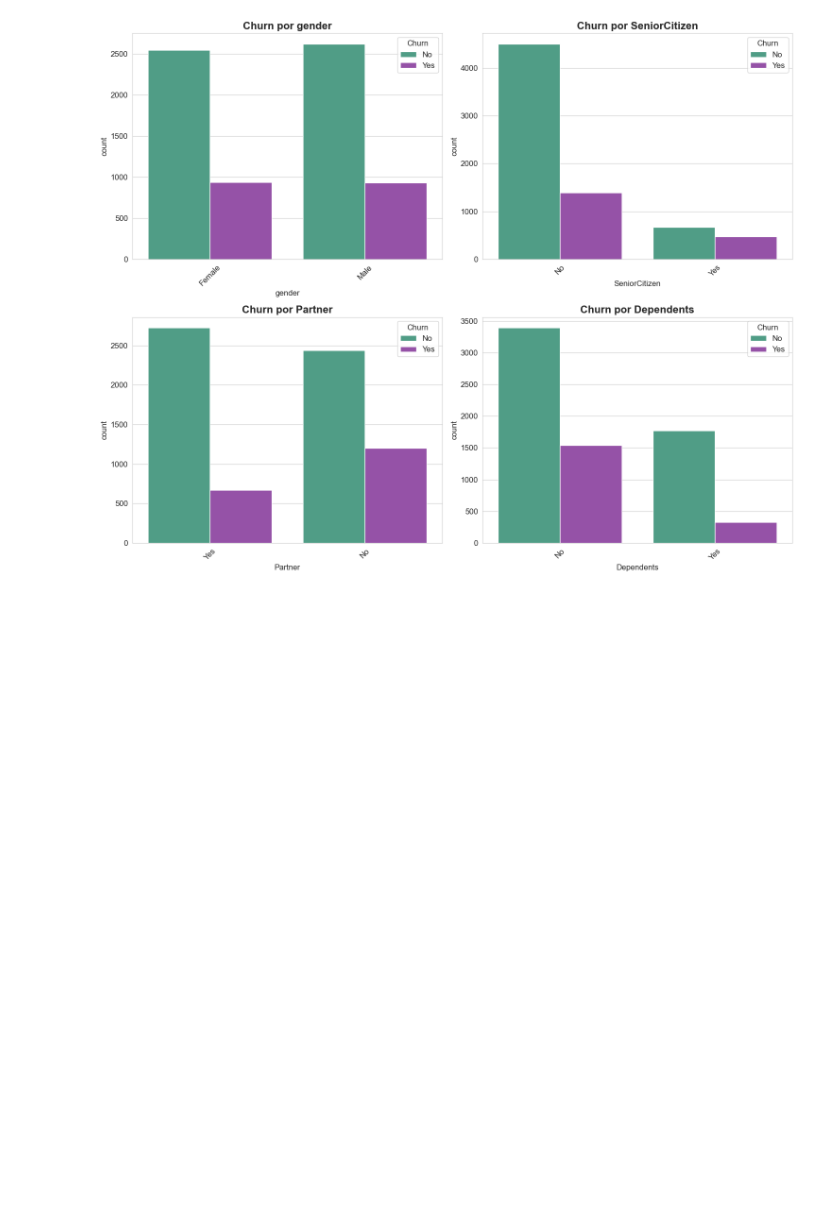
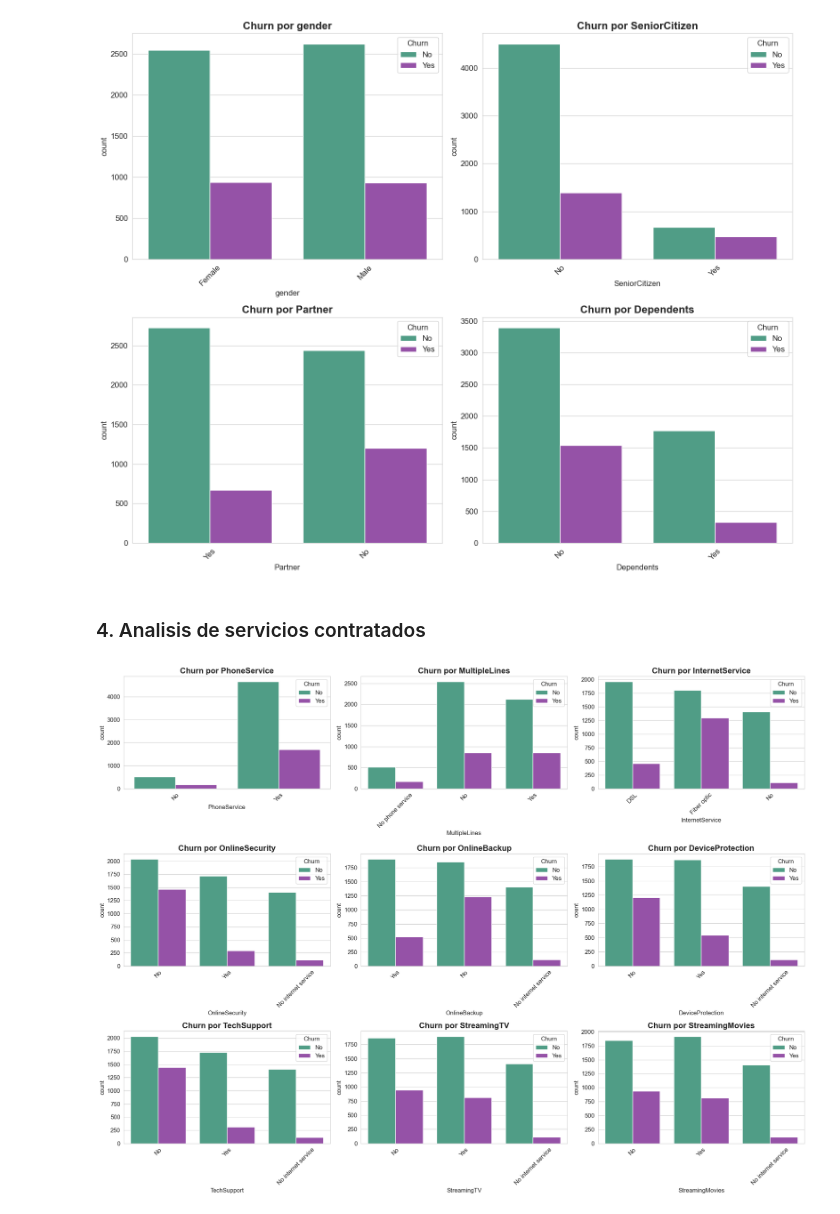
Before and after one commit to AmeliaYPerez/portfolio, a Jupyter notebook: Projects/Data-Analysis/chrun-analysis/churn_analysis.ipynb, the cells around one changed output. Drawn from its saved outputs; the diff is of its cells as text; code cells hidden in the pictures; blank space fills up the shorter version.

```diff
--- a/Projects/Data-Analysis/chrun-analysis/churn_analysis.ipynb
+++ b/Projects/Data-Analysis/chrun-analysis/churn_analysis.ipynb
@@ -195,3 +195,22 @@ plt.tight_layout()
 plt.show()
 # %% [output]
 [figure]
+# %% [markdown]
+### 4. Analisis de servicios contratados
+# %%
+service_cols = ['PhoneService', 'MultipleLines', 'InternetService', 'OnlineSecurity',
+               'OnlineBackup', 'DeviceProtection', 'TechSupport', 'StreamingTV', 'StreamingMovies']
+
+fig, axes = plt.subplots(3, 3, figsize=(20, 15))
+axes = axes.flatten()
+
+for i, col in enumerate(service_cols):
+    if i < len(service_cols):
+        sns.countplot(data=df, x=col, hue='Churn', ax=axes[i])
+        axes[i].set_title(f'Churn por {col}')
+        axes[i].tick_params(axis='x', rotation=45)
+
+plt.tight_layout()
+plt.show()
+# %% [output]
+[figure, added]
```
Also changed, not shown: parts of 6 cells of this notebook.
